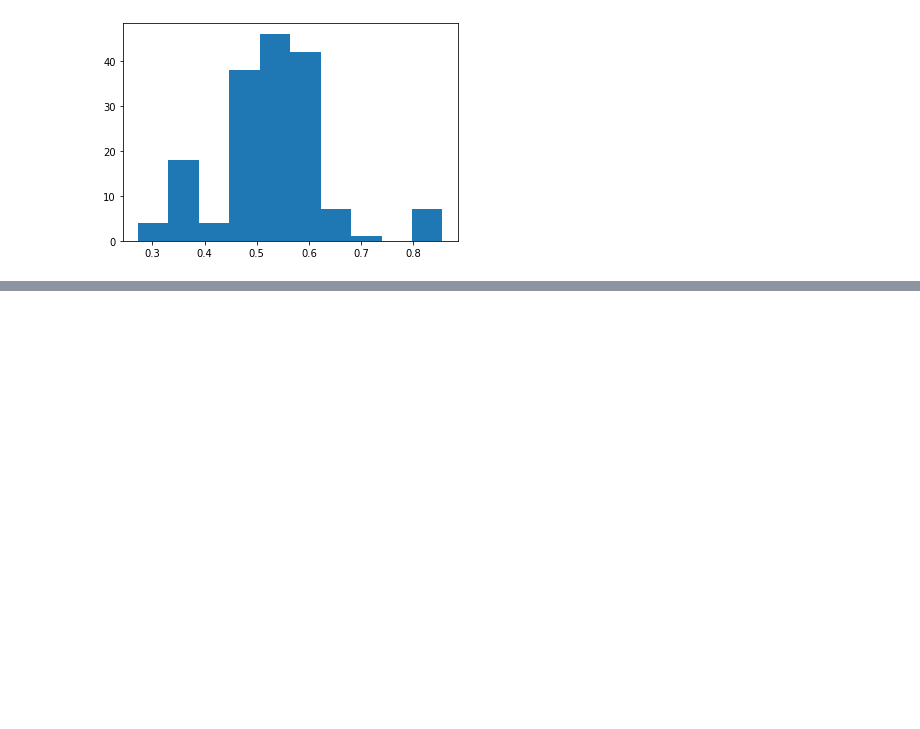
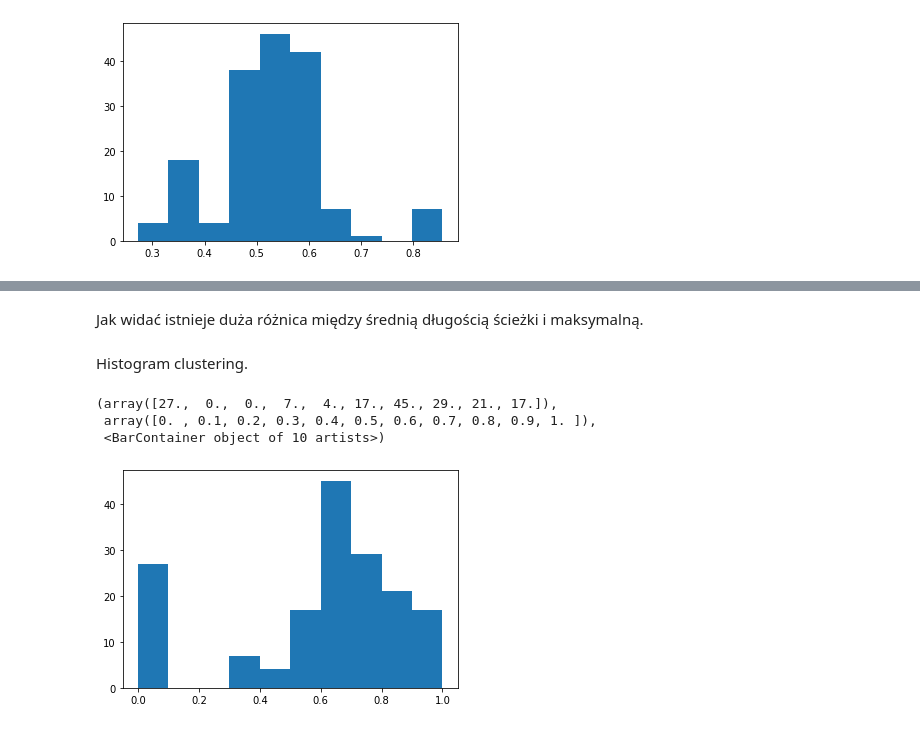
Before and after one commit to ProtossLuigi/studia-mag, a Jupyter notebook: sieci/lab2/zad1.ipynb, the cells around one changed output, grey strips where cells are left out. Saved outputs shown, nothing was run; the diff lists cells and outputs as text; code cells hidden in the pictures; blank space fills up the shorter version.

```diff
--- a/sieci/lab2/zad1.ipynb
+++ b/sieci/lab2/zad1.ipynb
@@ -109,0 +169,11 @@ df2 =
+# %% [markdown]
+Jak widać istnieje duża różnica między średnią długością ścieżki i maksymalną.
+# %% [markdown]
+Histogram clustering.
+# %%
+plt.hist(list(nx.clustering(G).values()))
+# %% [output]
+(array([27.,  0.,  0.,  7.,  4., 17., 45., 29., 21., 17.]),
+ array([0. , 0.1, 0.2, 0.3, 0.4, 0.5, 0.6, 0.7, 0.8, 0.9, 1. ]),
+ <BarContainer object of 10 artists>)
+[figure, added]
```
Also changed, not shown: parts of 39 cells of this notebook, 20 other files.
